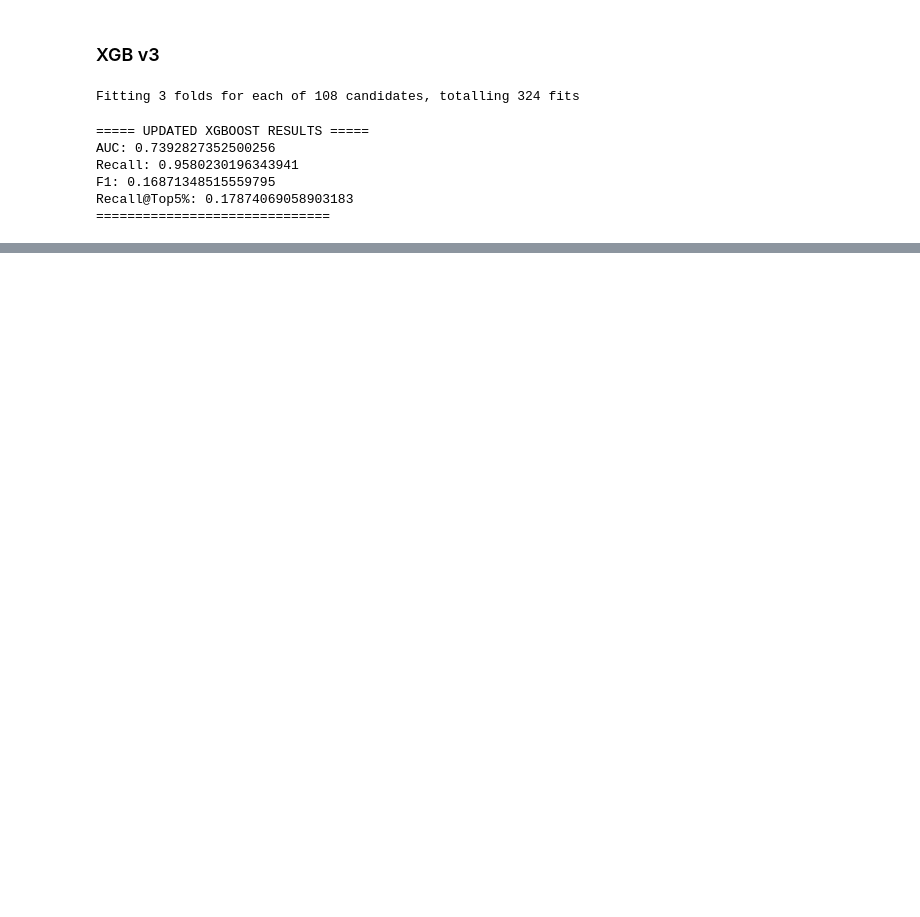
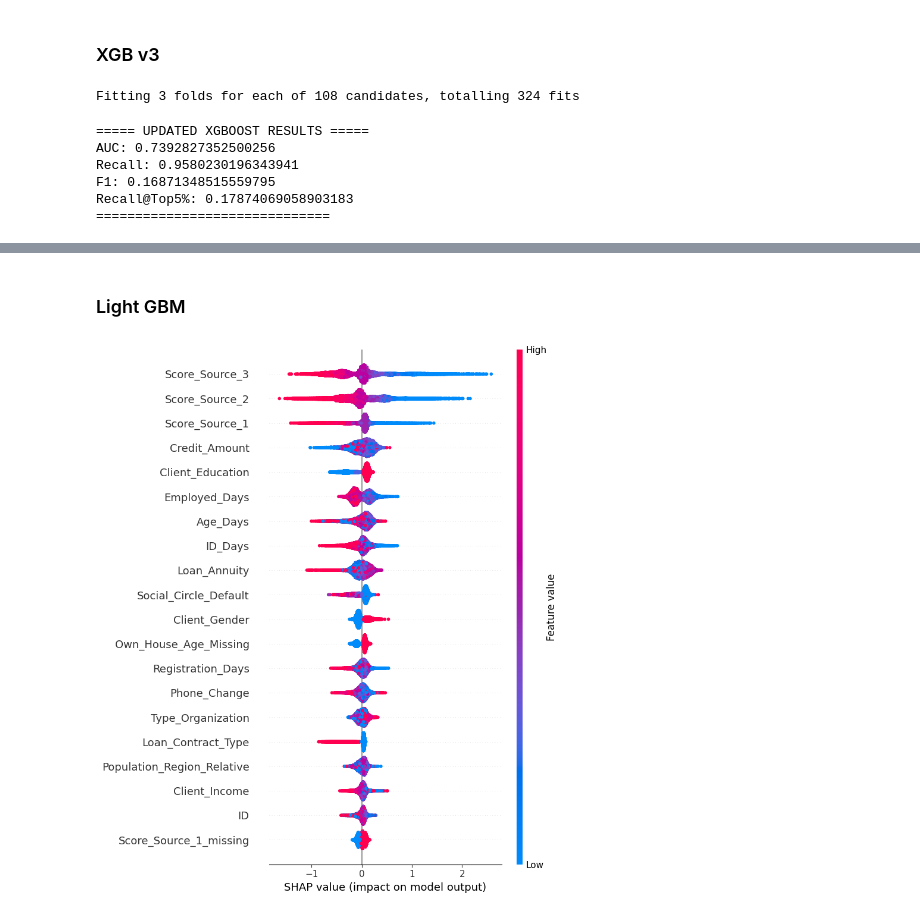
Before and after one commit to Pandey23000Om/Loan-Defaulter, a Jupyter notebook: notebooks/03-Model_Development.ipynb, the cells around one changed output, grey strips where cells are left out. Cells and saved outputs as stored; diff of their text form; code cells hidden in the pictures; blank space fills up the shorter version.

```diff
--- a/notebooks/03-Model_Development.ipynb
+++ b/notebooks/03-Model_Development.ipynb
@@ -410,0 +478,21 @@ Recall@Top5%: 0.17874069058903183
+# %%
+neg = (y_train == 0).sum()
+pos = (y_train == 1).sum()
+scale_pos_weight = min(neg/pos, 10)
+# %%
+lgbm = lgb.LGBMClassifier(
+    n_estimators=1200,
+    learning_rate=0.02,
+    max_depth=-1,
+    num_leaves=64,
+    min_data_in_leaf=200,
+    subsample=0.8,
+    colsample_bytree=0.7,
+    reg_alpha=1.0,
+    reg_lambda=2.0,
+    scale_pos_weight=scale_pos_weight,
+    random_state=42,
+    objective="binary"
+)
+
+lgbm.fit(X_train, y_train)
@@ -410,0 +629,9 @@ Recall@Top5%: 0.17874069058903183
+# %% [markdown]
+### Light GBM
+# %%
+explainer_lgb = shap.TreeExplainer(lgbm)
+shap_values_lgb = explainer_lgb.shap_values(X_val)
+# %%
+shap.summary_plot(shap_values_lgb, X_val, plot_type="dot", show=True)
+# %% [output]
+[figure, added]
```
Also changed, not shown: parts of 32 cells of this notebook, 2 other files.
